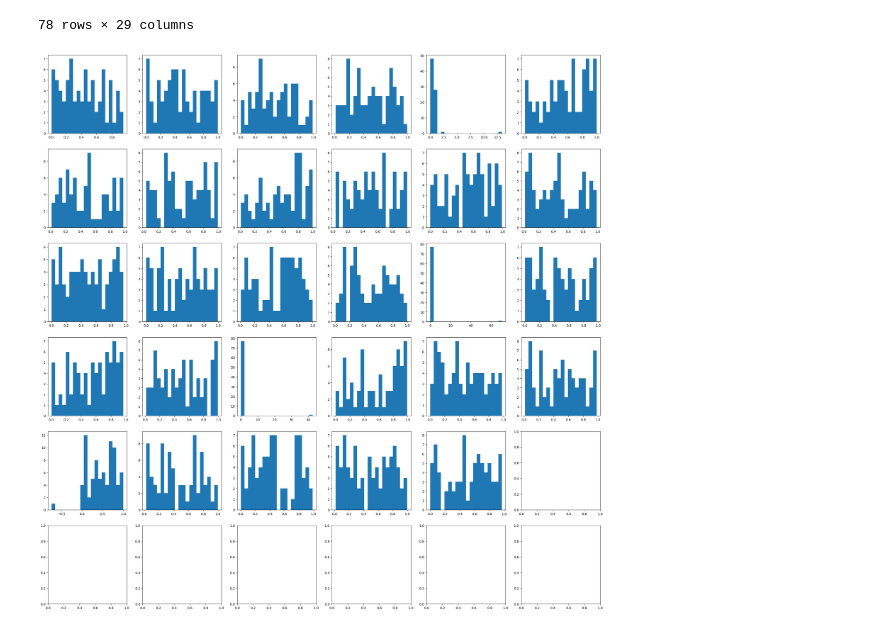
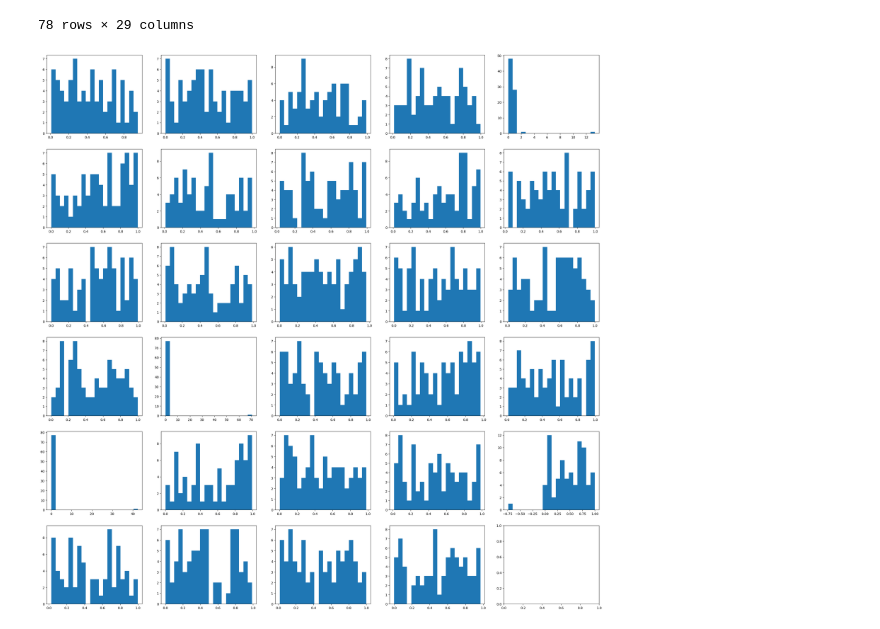
Before and after one commit to Zuyd-ADSAI/ZM001-2425-data-science, a Jupyter notebook: notebooks/ds_week3_data_preparation.ipynb, the cells around one changed output. Saved outputs shown, nothing was run; the diff lists cells and outputs as text; code cells hidden in the pictures.

```diff
--- a/notebooks/ds_week3_data_preparation.ipynb
+++ b/notebooks/ds_week3_data_preparation.ipynb
@@ -527,15 +527,15 @@ df_imputed
 | 77 | 0.452427 | 0.539644 | 0.783753 | 0.067806 | 0.827110 | 0.901213 | 0.877462 | 0.862490 | 0.830277 | 0.806094 | ... | ... |
 78 rows × 29 columns
 # %%
-fig, axes = plt.subplots(6, 6, figsize=(30, 30))
+fig, axes = plt.subplots(6, 5, figsize=(30, 30))
 axes = axes.flatten()
 
 for ax, col in zip(axes, df_imputed.columns):
 
     col_df = df_imputed[col]
 
     ax.hist(col_df, bins=20)
 
 plt.show()
 # %% [output]
-[figure, old version]
+[figure, new version]
```
Also changed, not shown: 5 other files.
